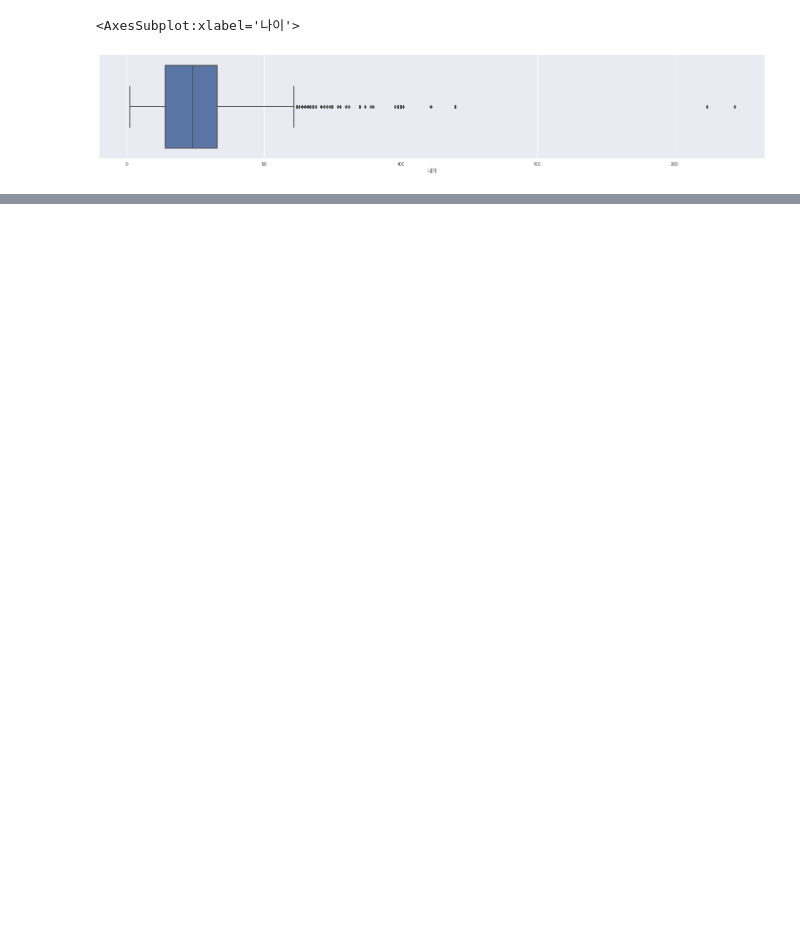
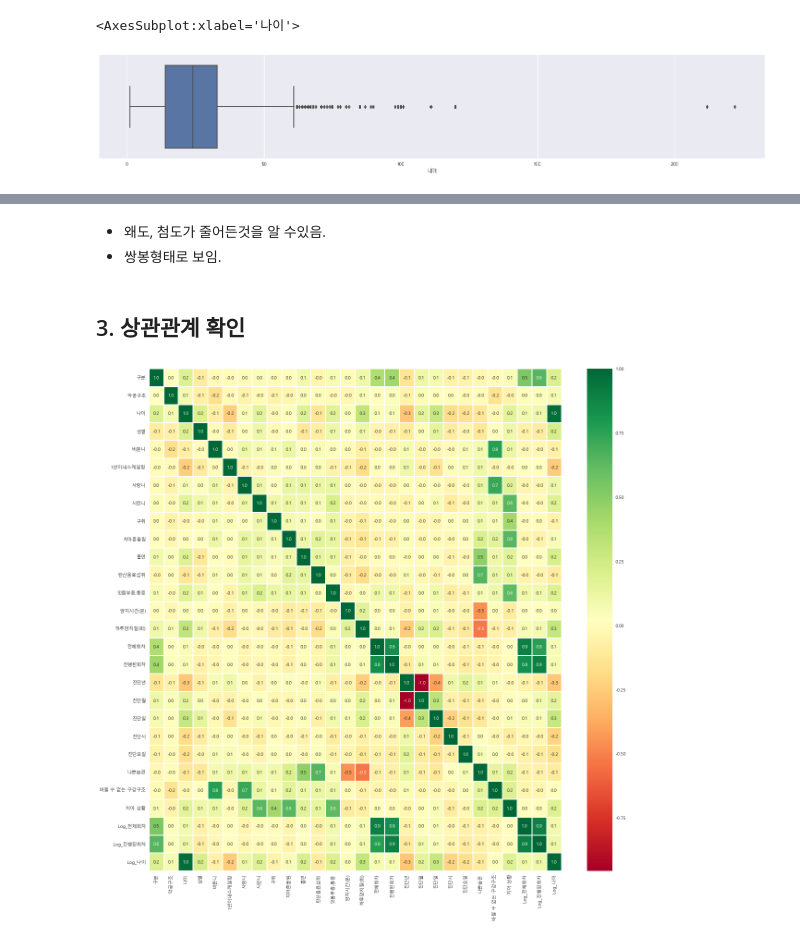
Before and after one commit to K-Final-Project/MZ-trend, a Jupyter notebook: EDA.ipynb, the cells around one changed output, grey strips where cells are left out. Cells and saved outputs as stored; diff of their text form; code cells hidden in the pictures; blank space fills up the shorter version.

```diff
--- a/EDA.ipynb
+++ b/EDA.ipynb
@@ -275,0 +316,11 @@ df
+# %% [markdown]
+* 왜도, 첨도가 줄어든것을 알 수있음.
+* 쌍봉형태로 보임.
+# %% [markdown]
+## 3. 상관관계 확인
+# %%
+f, ax = plt.subplots(figsize = (20, 20))
+sns.heatmap(df.corr(),annot=True,cmap='RdYlGn',linewidths=0.2,  fmt = '.1f')
+plt.show()
+# %% [output]
+[figure, added]
```
Also changed, not shown: parts of 9 cells of this notebook.
